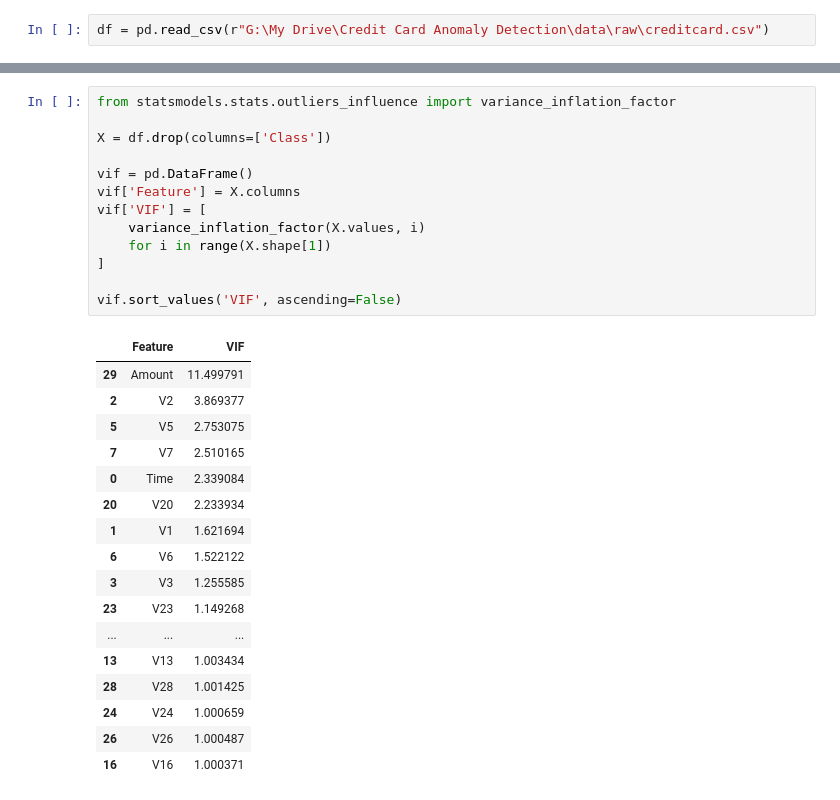
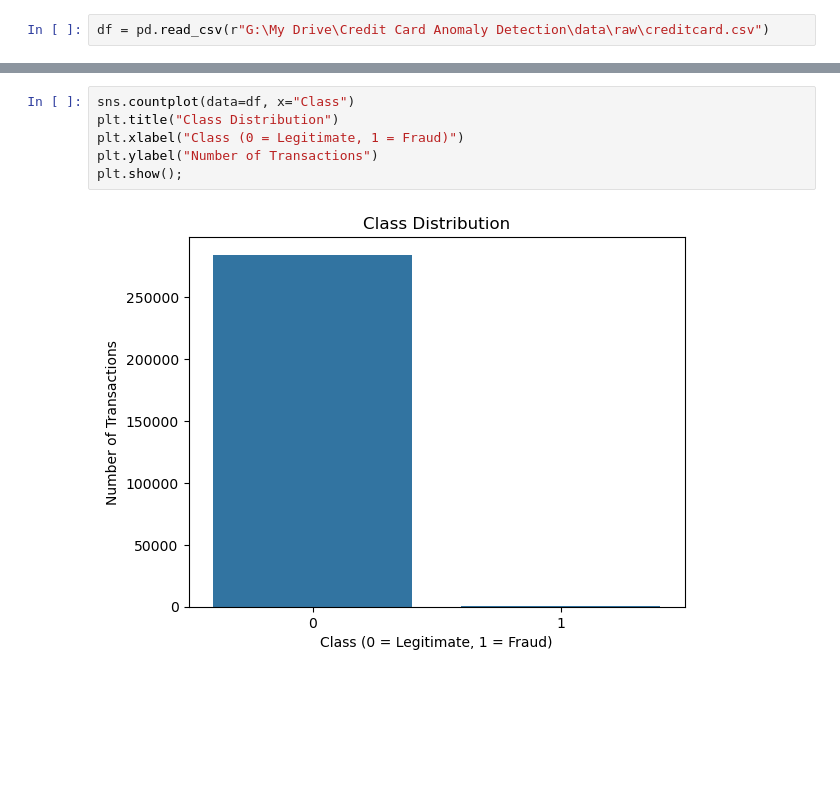
Before and after one commit to kafiaMhassan/Credit-Card-Anomaly-Detection, a Jupyter notebook: notebooks/eda.ipynb, the cells around one changed output, grey strips where cells are left out. Drawn from its saved outputs; the diff is of its cells as text; blank space fills up the shorter version.

Commit message:
data understanding and eda

```diff
--- a/notebooks/eda.ipynb
+++ b/notebooks/eda.ipynb
@@ -140,31 +45,8 @@ sns.heatmap(
-# %%
-from statsmodels.stats.outliers_influence import variance_inflation_factor
-
-X = df.drop(columns=['Class'])
-
-vif = pd.DataFrame()
-vif['Feature'] = X.columns
-vif['VIF'] = [
-    variance_inflation_factor(X.values, i)
-    for i in range(X.shape[1])
-]
-
-vif.sort_values('VIF', ascending=False)
-# %% [output]
-|  | Feature | VIF |
-| 29 | Amount | 11.499791 |
-| 2 | V2 | 3.869377 |
-| 5 | V5 | 2.753075 |
-| 7 | V7 | 2.510165 |
-| 0 | Time | 2.339084 |
-| 20 | V20 | 2.233934 |
-| 1 | V1 | 1.621694 |
-| 6 | V6 | 1.522122 |
-| 3 | V3 | 1.255585 |
-| 23 | V23 | 1.149268 |
-| ... | ... | ... |
-| 13 | V13 | 1.003434 |
-| 28 | V28 | 1.001425 |
-| 24 | V24 | 1.000659 |
-| 26 | V26 | 1.000487 |
-| 16 | V16 | 1.000371 |
+# %%
+sns.countplot(data=df, x="Class")
+plt.title("Class Distribution")
+plt.xlabel("Class (0 = Legitimate, 1 = Fraud)")
+plt.ylabel("Number of Transactions")
+plt.show();
+# %% [output]
+[figure, added]
```
Also changed, not shown: parts of 33 cells of this notebook, 1 other file.
